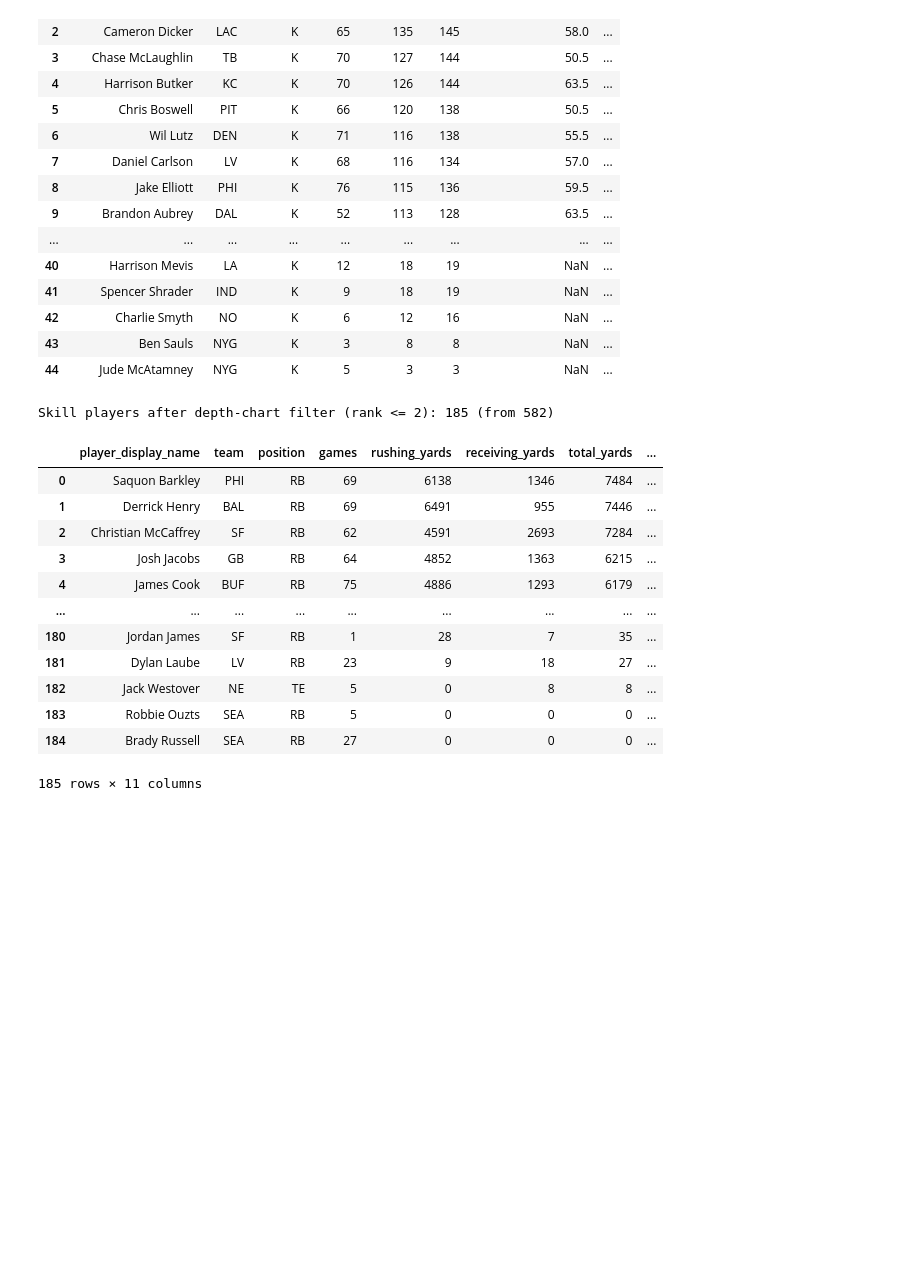
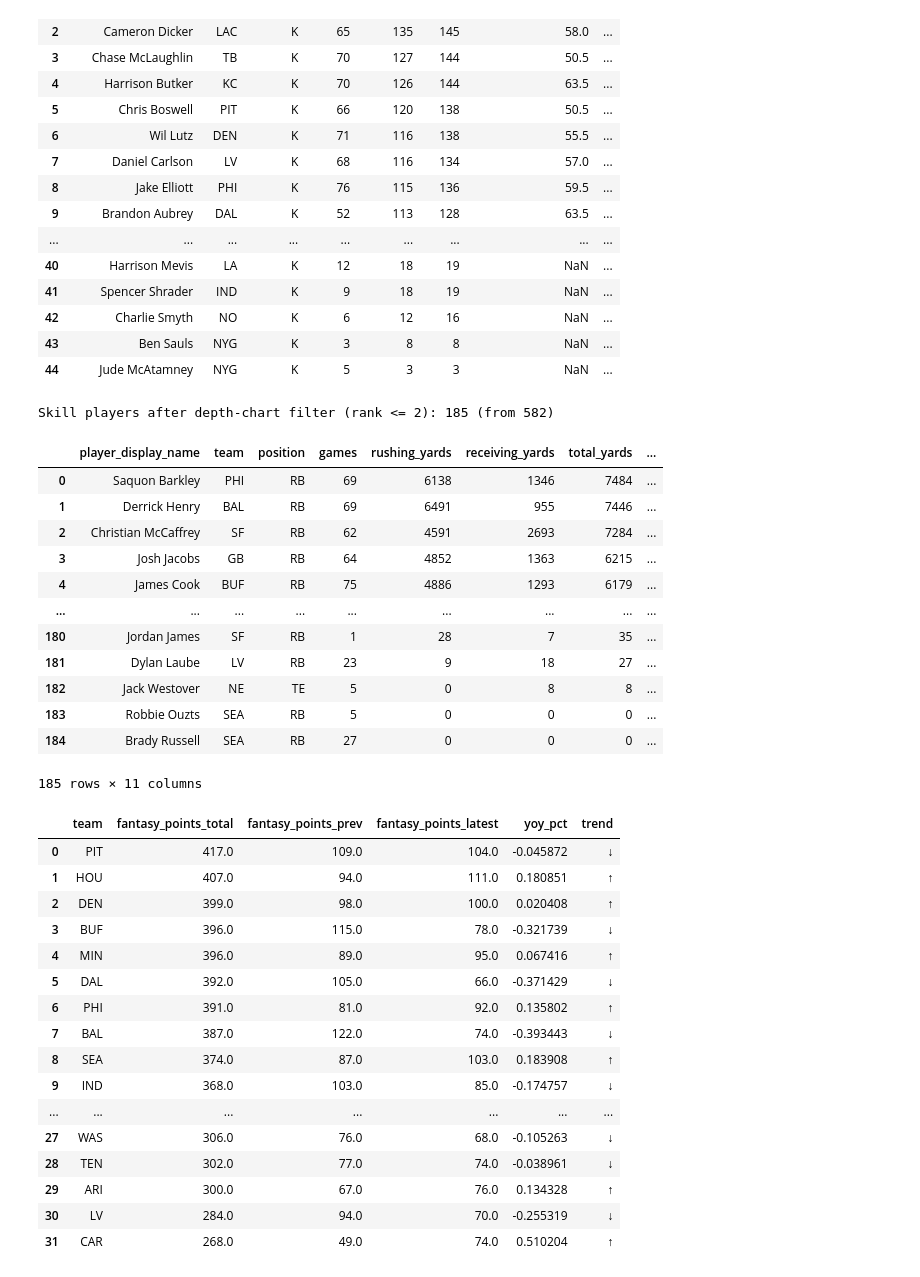
Before and after one commit to broverlord93/about, a Jupyter notebook: nfl_analyzer/src/nfl_analyzer/draft_analysis.ipynb, the cells around one changed output. Cells and saved outputs as stored; diff of their text form; code cells hidden in the pictures; blank space fills up the shorter version.

Commit message:
Implement scoring and trending logic for defense/special teams

```diff
--- a/nfl_analyzer/src/nfl_analyzer/draft_analysis.ipynb
+++ b/nfl_analyzer/src/nfl_analyzer/draft_analysis.ipynb
@@ -10,7 +10,11 @@ print("Requested seasons:", seasons)
 # %% [output]
 Requested seasons: [2022, 2023, 2024, 2025, 2026]
 # %%
-from nfl_analyzer.fantasy import season_fantasy_points, yoy_trend_table
+from nfl_analyzer.fantasy import (
+    season_dst_fantasy_points,
+    season_fantasy_points,
+    yoy_trend_table,
+)
 from nfl_analyzer.filters import (
     aggregate_by_player_id,
     exclude_incoming_rookies,
@@ -107,6 +111,10 @@ season_fp = season_fantasy_points(player_stats_weekly)
 player_yoy = yoy_trend_table(season_fp)
 print("YoY trend rows:", len(player_yoy))
 
+dst_season_fp = season_dst_fantasy_points(team_stats)
+dst_yoy = yoy_trend_table(dst_season_fp, id_col="team")
+print("D/ST YoY trend rows:", len(dst_yoy))
+
 depth_charts = nfl.load_depth_charts(latest_loaded_season).to_pandas()
 starter_qbs = starting_qb_ids(depth_charts)
 skill_depth = skill_depth_ids(depth_charts)
@@ -302,3 +310,40 @@ Skill players after depth-chart filter (rank <= 2): 185 (from 582)
 | 183 | Robbie Ouzts | SEA | RB | 5 | 0 | 0 | 0 | ... |
 | 184 | Brady Russell | SEA | RB | 27 | 0 | 0 | 0 | ... |
 185 rows × 11 columns
+# %%
+dst_rankings = (
+    dst_season_fp.groupby("team", as_index=False)["fantasy_points"]
+    .sum()
+    .rename(columns={"fantasy_points": "fantasy_points_total"})
+    .merge(dst_yoy, on="team", how="left")
+    .sort_values("fantasy_points_total", ascending=False)
+    .reset_index(drop=True)
+)[
+    [
+        "team",
+        "fantasy_points_total",
+        "fantasy_points_prev",
+        "fantasy_points_latest",
+        "yoy_pct",
+        "trend",
+    ]
+]
+dst_rankings
+# %% [output]
+|  | team | fantasy_points_total | fantasy_points_prev | fantasy_points_latest | yoy_pct | trend |
+| 0 | PIT | 417.0 | 109.0 | 104.0 | -0.045872 | ↓ |
+| 1 | HOU | 407.0 | 94.0 | 111.0 | 0.180851 | ↑ |
+| 2 | DEN | 399.0 | 98.0 | 100.0 | 0.020408 | ↑ |
+| 3 | BUF | 396.0 | 115.0 | 78.0 | -0.321739 | ↓ |
+| 4 | MIN | 396.0 | 89.0 | 95.0 | 0.067416 | ↑ |
+| 5 | DAL | 392.0 | 105.0 | 66.0 | -0.371429 | ↓ |
+| 6 | PHI | 391.0 | 81.0 | 92.0 | 0.135802 | ↑ |
+| 7 | BAL | 387.0 | 122.0 | 74.0 | -0.393443 | ↓ |
+| 8 | SEA | 374.0 | 87.0 | 103.0 | 0.183908 | ↑ |
+| 9 | IND | 368.0 | 103.0 | 85.0 | -0.174757 | ↓ |
+| ... | ... | ... | ... | ... | ... | ... |
+| 27 | WAS | 306.0 | 76.0 | 68.0 | -0.105263 | ↓ |
+| 28 | TEN | 302.0 | 77.0 | 74.0 | -0.038961 | ↓ |
+| 29 | ARI | 300.0 | 67.0 | 76.0 | 0.134328 | ↑ |
+| 30 | LV | 284.0 | 94.0 | 70.0 | -0.255319 | ↓ |
+| 31 | CAR | 268.0 | 49.0 | 74.0 | 0.510204 | ↑ |
```
Also changed, not shown: parts of 1 cell of this notebook, 1 other file.
